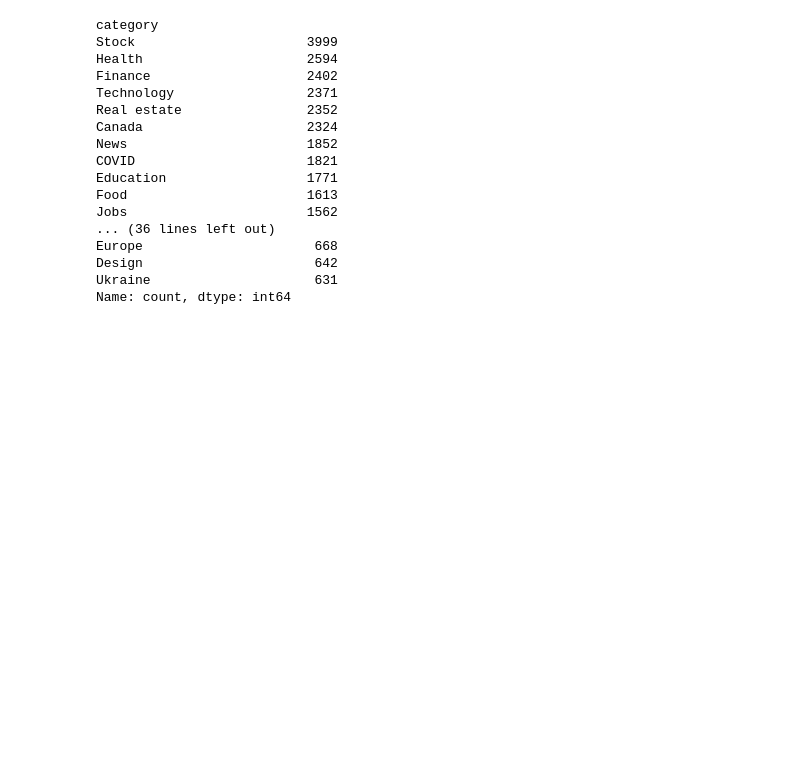
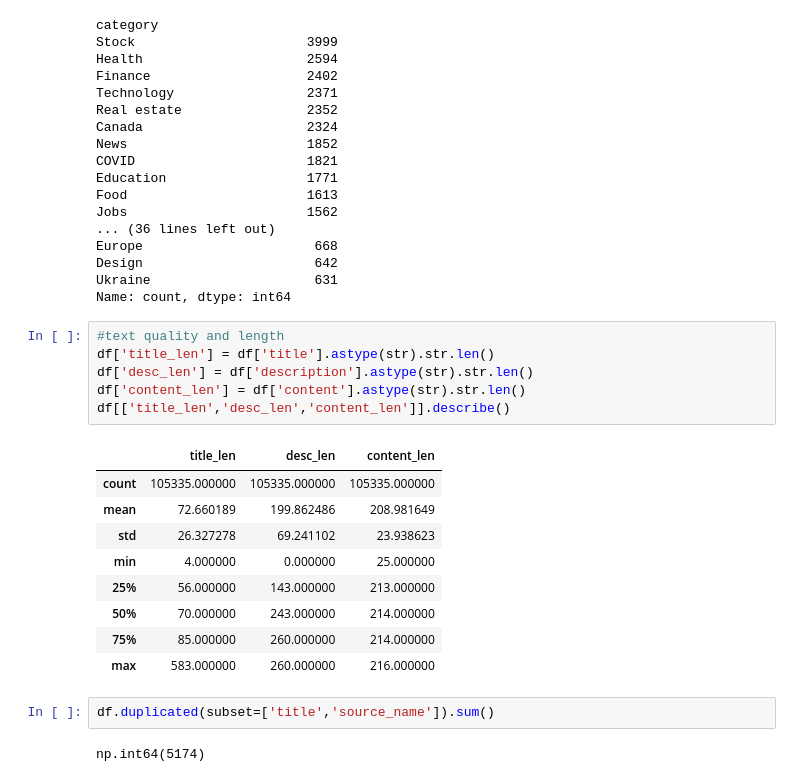
Before and after one commit to Harshita-Puthran/factverse, a Jupyter notebook: factverse_detection_model.ipynb, the cells around one changed output. Saved outputs shown, nothing was run; the diff lists cells and outputs as text; blank space fills up the shorter version.

```diff
--- a/factverse_detection_model.ipynb
+++ b/factverse_detection_model.ipynb
@@ -203,3 +209,23 @@ Europe                      668
 Design                      642
 Ukraine                     631
 Name: count, dtype: int64
+# %%
+#text quality and length
+df['title_len'] = df['title'].astype(str).str.len()
+df['desc_len'] = df['description'].astype(str).str.len()
+df['content_len'] = df['content'].astype(str).str.len()
+df[['title_len','desc_len','content_len']].describe()
+# %% [output]
+|  | title_len | desc_len | content_len |
+| count | 105335.000000 | 105335.000000 | 105335.000000 |
+| mean | 72.660189 | 199.862486 | 208.981649 |
+| std | 26.327278 | 69.241102 | 23.938623 |
+| min | 4.000000 | 0.000000 | 25.000000 |
+| 25% | 56.000000 | 143.000000 | 213.000000 |
+| 50% | 70.000000 | 243.000000 | 214.000000 |
+| 75% | 85.000000 | 260.000000 | 214.000000 |
+| max | 583.000000 | 260.000000 | 216.000000 |
+# %%
+df.duplicated(subset=['title','source_name']).sum()
+# %% [output]
+np.int64(5174)
```
Also changed, not shown: parts of 5 cells of this notebook.
